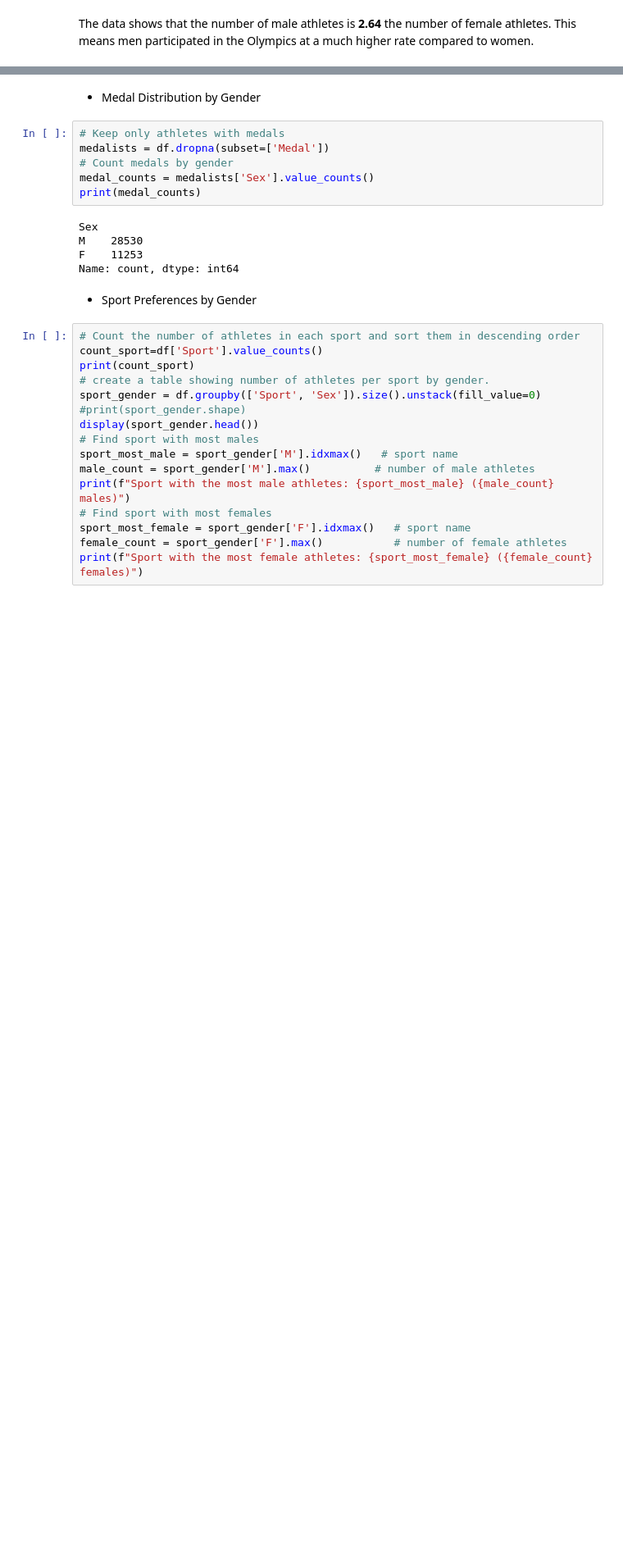
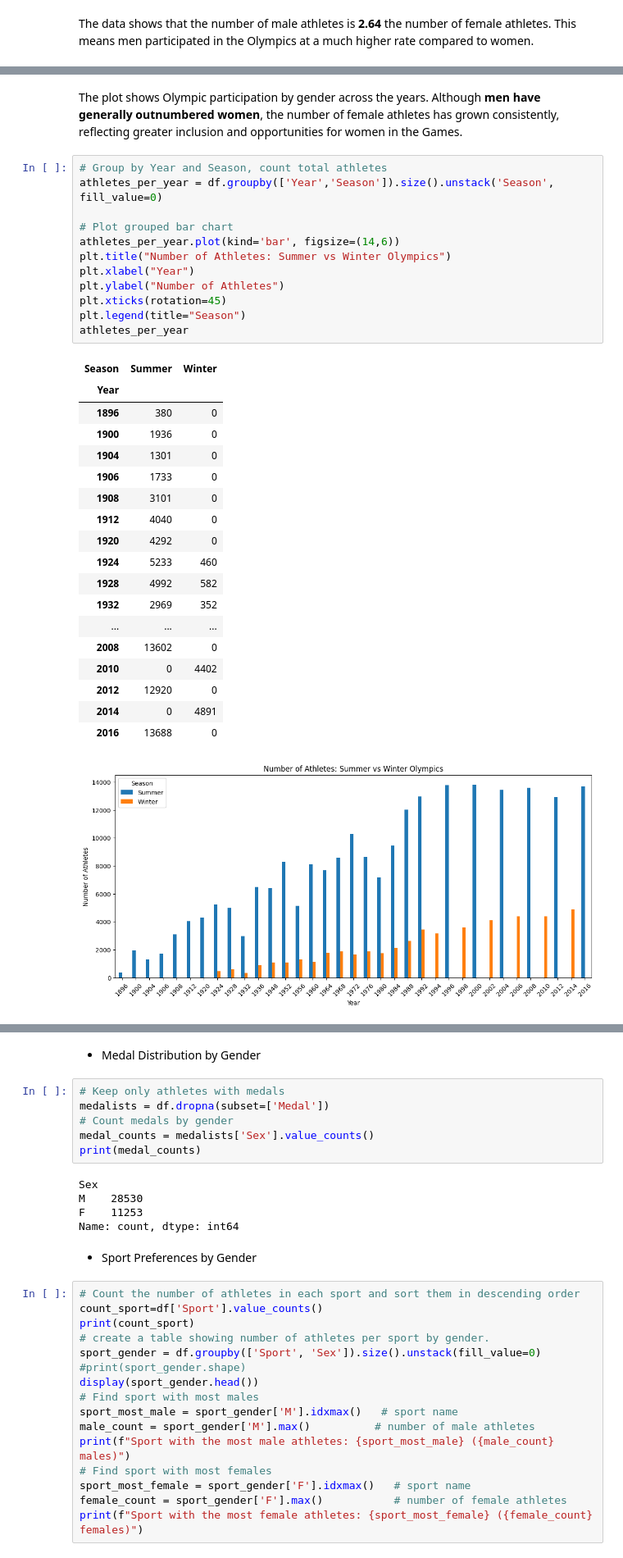
Before and after one commit to nouralahmad89-crypto/OS-projekt-Storbrittanien, a Jupyter notebook: notebooks/data_analysis.ipynb, the cells around one changed output, grey strips where cells are left out. Shown at 82% size. Saved outputs shown, nothing was run; the diff lists cells and outputs as text; blank space fills up the shorter version.

```diff
--- a/notebooks/data_analysis.ipynb
+++ b/notebooks/data_analysis.ipynb
@@ -120,0 +160,34 @@ This means men participated in the Olympics at a much higher rate compared to wo
+# %% [markdown]
+The plot shows Olympic participation by gender across the years. Although **men have generally outnumbered women**, the number of female athletes has grown consistently, reflecting greater inclusion and opportunities for women in the Games.
+# %%
+# Group by Year and Season, count total athletes
+athletes_per_year = df.groupby(['Year','Season']).size().unstack('Season', fill_value=0)
+
+# Plot grouped bar chart
+athletes_per_year.plot(kind='bar', figsize=(14,6))
+plt.title("Number of Athletes: Summer vs Winter Olympics")
+plt.xlabel("Year")
+plt.ylabel("Number of Athletes")
+plt.xticks(rotation=45)
+plt.legend(title="Season")
+athletes_per_year
+# %% [output]
+| Season | Summer | Winter |
+| Year |  |  |
+| 1896 | 380 | 0 |
+| 1900 | 1936 | 0 |
+| 1904 | 1301 | 0 |
+| 1906 | 1733 | 0 |
+| 1908 | 3101 | 0 |
+| 1912 | 4040 | 0 |
+| 1920 | 4292 | 0 |
+| 1924 | 5233 | 460 |
+| 1928 | 4992 | 582 |
+| 1932 | 2969 | 352 |
+| ... | ... | ... |
+| 2008 | 13602 | 0 |
+| 2010 | 0 | 4402 |
+| 2012 | 12920 | 0 |
+| 2014 | 0 | 4891 |
+| 2016 | 13688 | 0 |
+[figure, added]
```
Also changed, not shown: parts of 8 cells of this notebook, 1 other file.
